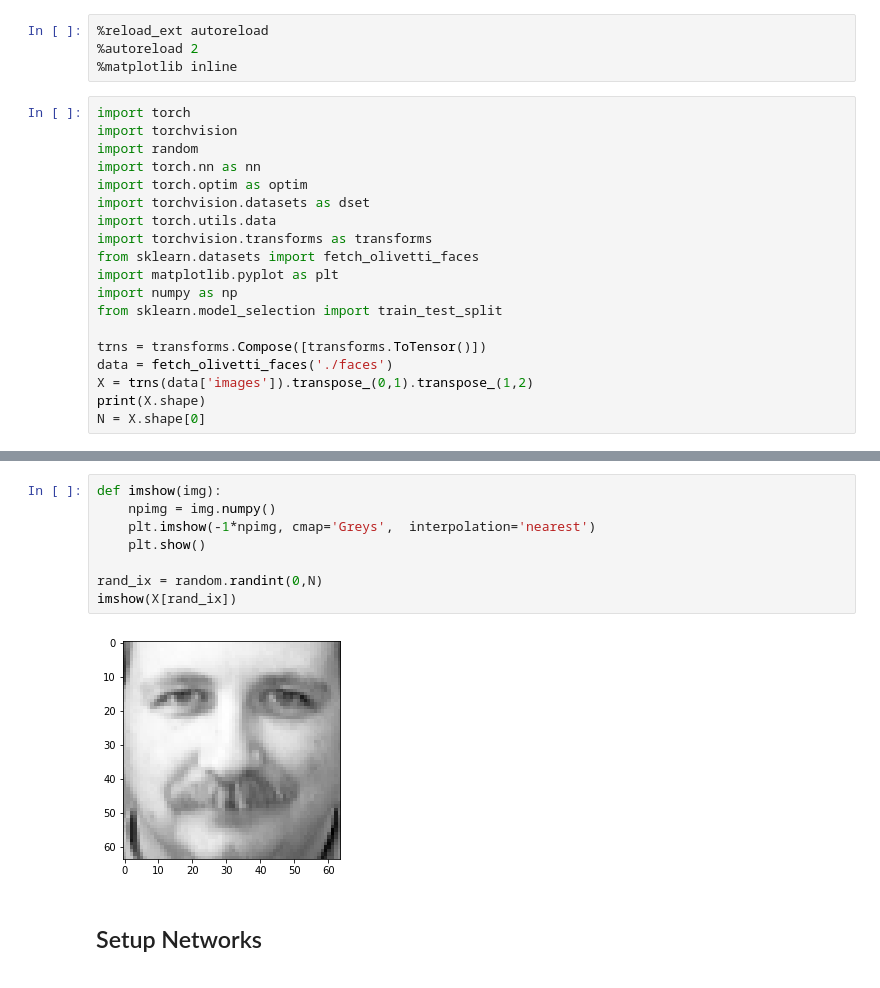
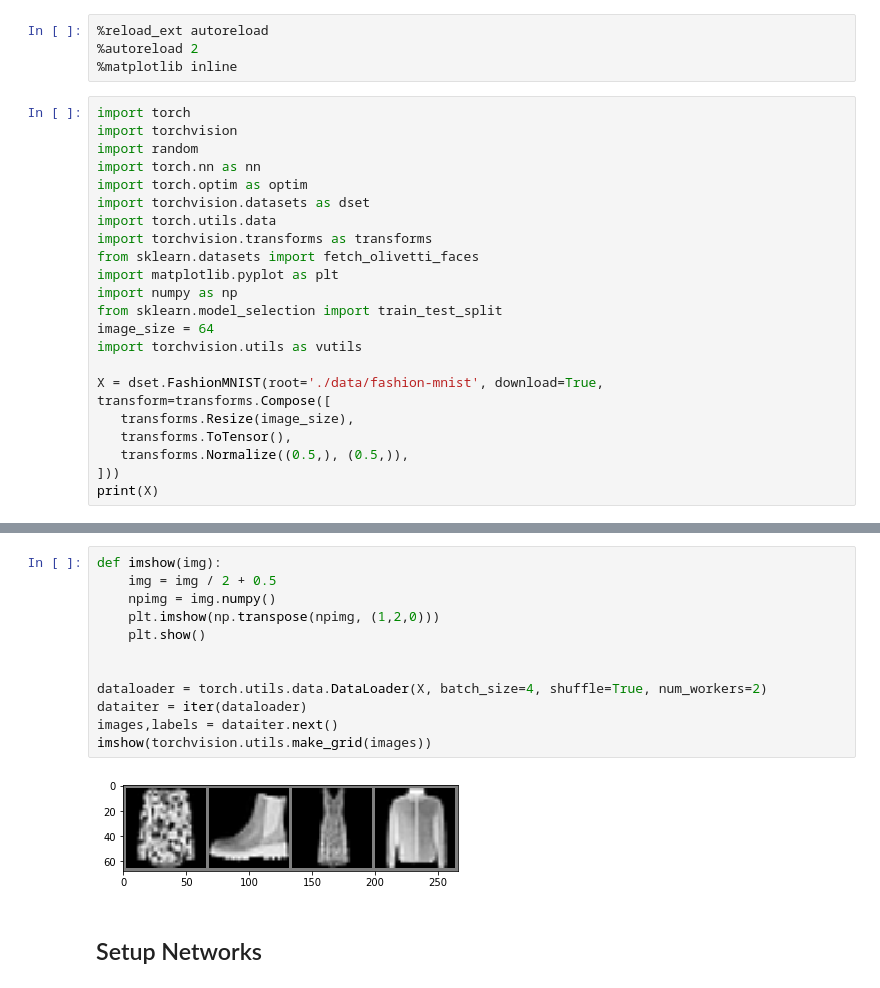
Before and after one commit to sebastiandro/pytorch-playground, a Jupyter notebook: GAN.ipynb, the cells around one changed output, grey strips where cells are left out. Saved outputs shown, nothing was run; the diff lists cells and outputs as text.

```diff
--- a/GAN.ipynb
+++ b/GAN.ipynb
@@ -17,10 +21,14 @@ from sklearn.datasets import fetch_olivetti_faces
 import matplotlib.pyplot as plt
 import numpy as np
 from sklearn.model_selection import train_test_split
+image_size = 64
+import torchvision.utils as vutils
 
-trns = transforms.Compose([transforms.ToTensor()])
-data = fetch_olivetti_faces('./faces')
-X = trns(data['images']).transpose_(0,1).transpose_(1,2)
-print(X.shape)
-N = X.shape[0]
+X = dset.FashionMNIST(root='./data/fashion-mnist', download=True,
+transform=transforms.Compose([
+   transforms.Resize(image_size),
+   transforms.ToTensor(),
+   transforms.Normalize((0.5,), (0.5,)),
+]))
+print(X)
 # %% [output]
@@ -28,12 +45,16 @@ torch.Size([400, 64, 64])
-# %%
-def imshow(img):
-    npimg = img.numpy()
-    plt.imshow(-1*npimg, cmap='Greys',  interpolation='nearest')
-    plt.show()
-
-rand_ix = random.randint(0,N)
-imshow(X[rand_ix])
-# %% [output]
-[figure, removed]
+# %%
+def imshow(img):
+    img = img / 2 + 0.5
+    npimg = img.numpy()
+    plt.imshow(np.transpose(npimg, (1,2,0)))
+    plt.show()
+
+
+dataloader = torch.utils.data.DataLoader(X, batch_size=4, shuffle=True, num_workers=2)
+dataiter = iter(dataloader)
+images,labels = dataiter.next()
+imshow(torchvision.utils.make_grid(images))
+# %% [output]
+[figure, added]
 # %% [markdown]
 ## Setup Networks
```
Also changed, not shown: parts of 9 cells of this notebook, 1 other file.
